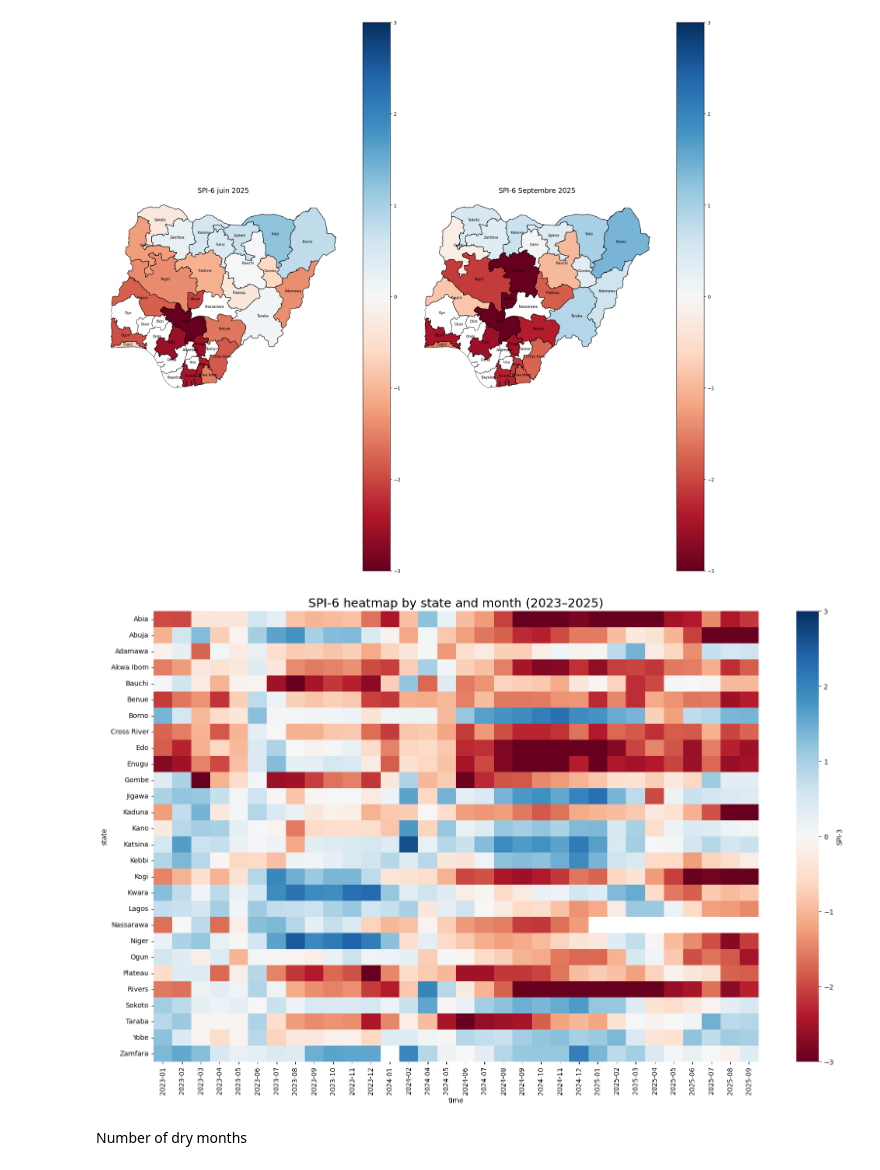
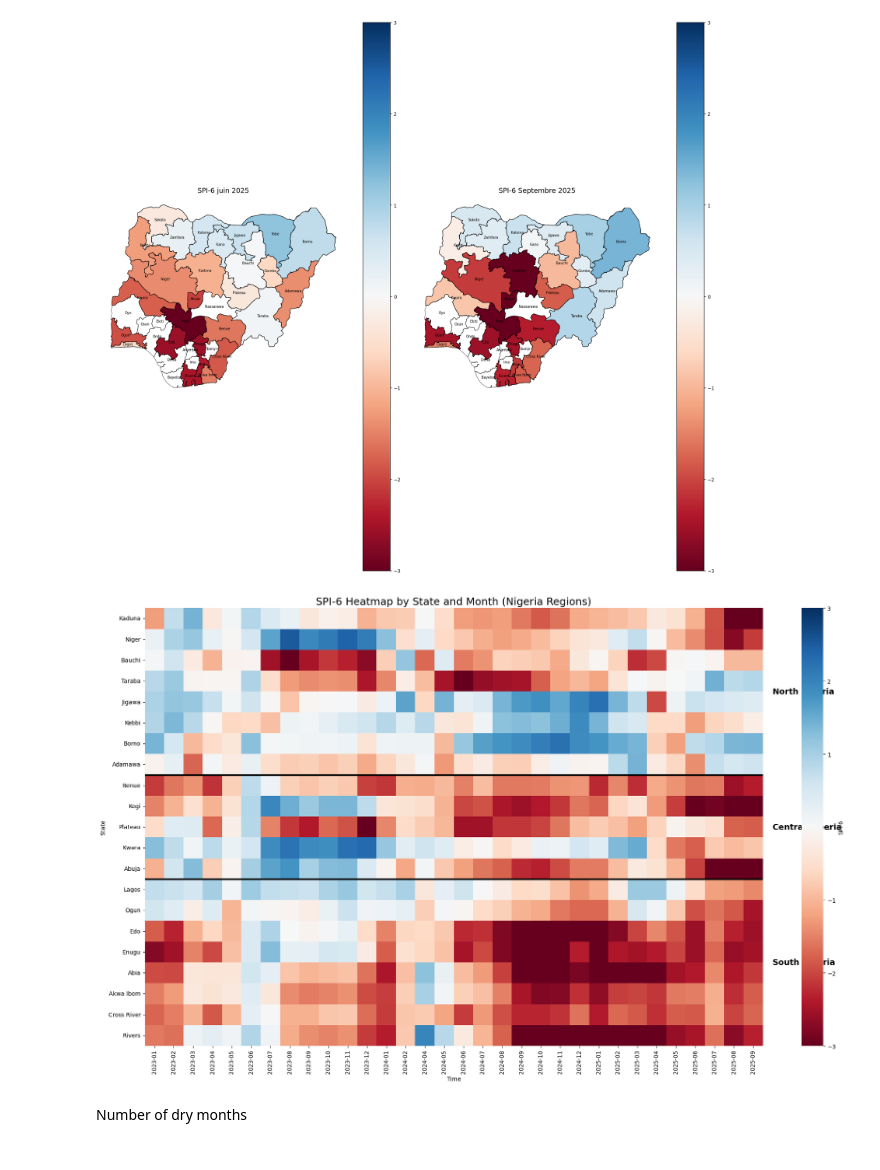
Before and after one commit to tnourlyn/Projet-de-Statapp---WFP-, a Jupyter notebook: SPI_treatement.ipynb, the cells around one changed output. Cells and saved outputs as stored; diff of their text form; code cells hidden in the pictures.

```diff
--- a/SPI_treatement.ipynb
+++ b/SPI_treatement.ipynb
@@ -480,31 +529,68 @@ plt.show()
 # %% [output]
 [figure]
 # %%
-
 heatmap_data = data_merge.pivot_table(
     values="SPI_Cum6",
     index="State",
     columns="date"
 )
 
+ordered_states = north_states + center_states + south_states
+
+heatmap_data = heatmap_data.reindex(ordered_states)
+
 plt.figure(figsize=(20, 12))
 
-sns.heatmap(
+ax = sns.heatmap(
     heatmap_data,
-    cmap="RdBu",   # rouge sec / bleu humide
+    cmap="RdBu",
     center=0,
     vmin=-3,
     vmax=3,
-    cbar_kws={"label": "SPI-3"}
+    cbar_kws={"label": "SPI-6"}
 )
 
-plt.title("SPI-6 heatmap by state and month (2023–2025)", fontsize=18)
-plt.xlabel("time")
-plt.ylabel("state")
+north_end = len(north_states)
+center_end = len(north_states) + len(center_states)
 
+ax.axhline(north_end, color="black", linewidth=3)
+ax.axhline(center_end, color="black", linewidth=3)
+
+ax.text(
+    heatmap_data.shape[1] + 0.5,
+    north_end/2,
+    "North Nigeria",
+    fontsize=14,
+    fontweight="bold",
+    va="center"
+)
+
+ax.text(
+    heatmap_data.shape[1] + 0.5,
+    north_end + len(center_states)/2,
+    "Central Nigeria",
+    fontsize=14,
+    fontweight="bold",
+    va="center"
+)
+
+ax.text(
+    heatmap_data.shape[1] + 0.5,
+    center_end + len(south_states)/2,
+    "South Nigeria",
+    fontsize=14,
+    fontweight="bold",
+    va="center"
+)
+
+plt.title("SPI-6 Heatmap by State and Month (Nigeria Regions)", fontsize=18)
+plt.xlabel("Time")
+plt.ylabel("State")
+
+plt.tight_layout()
 plt.show()
 # %% [output]
-[figure, old version]
+[figure, new version]
 # %% [markdown]
 Number of dry months
 # %%
```
Also changed, not shown: parts of 11 cells of this notebook.
